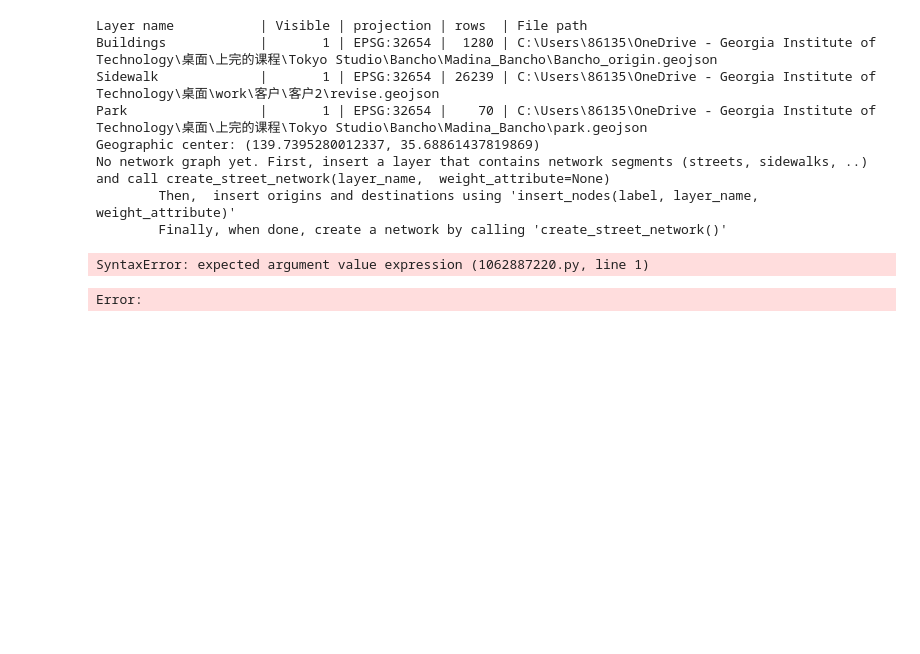
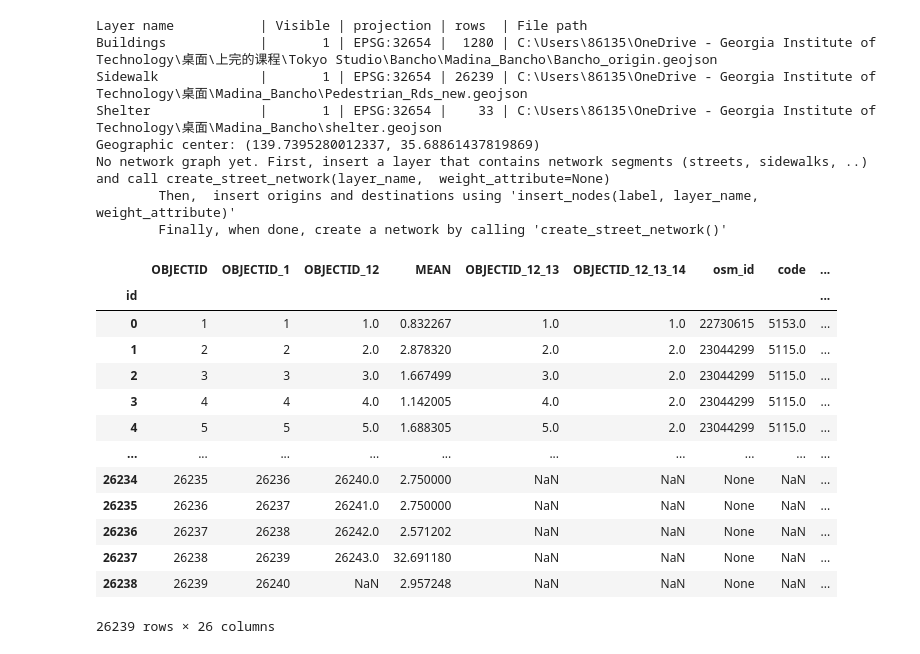
Before and after one commit to ytai37/Madina_Bancho, a Jupyter notebook: Accessible.ipynb, the cells around one changed output. Saved outputs shown, nothing was run; the diff lists cells and outputs as text; code cells hidden in the pictures; blank space fills up the shorter version.

```diff
--- a/Accessible.ipynb
+++ b/Accessible.ipynb
@@ -6,23 +7,39 @@ import multiprocessing
 Bancho = md.Zonal()
 # %%
 Bancho.load_layer("Buildings",r"C:\Users\86135\OneDrive - Georgia Institute of Technology\桌面\上完的课程\Tokyo Studio\Bancho\Madina_Bancho\Bancho_origin.geojson")
-Bancho.load_layer("Sidewalk",r"C:\Users\86135\OneDrive - Georgia Institute of Technology\桌面\上完的课程\Tokyo Studio\Bancho\Madina_Bancho\Pedestrian_Rds.geojson")
-Bancho.load_layer("Park",r"C:\Users\86135\OneDrive - Georgia Institute of Technology\桌面\上完的课程\Tokyo Studio\Bancho\Madina_Bancho\park.geojson")
+Bancho.load_layer("Sidewalk",r"C:\Users\86135\OneDrive - Georgia Institute of Technology\桌面\Madina_Bancho\Pedestrian_Rds_new.geojson")
+Bancho.load_layer("Shelter",r"C:\Users\86135\OneDrive - Georgia Institute of Technology\桌面\Madina_Bancho\shelter.geojson")
 # %%
 Bancho.describe()
 # %% [output]
 Layer name           | Visible | projection | rows  | File path
 Buildings            |       1 | EPSG:32654 |  1280 | C:\Users\86135\OneDrive - Georgia Institute of Technology\桌面\上完的课程\Tokyo Studio\Bancho\Madina_Bancho\Bancho_origin.geojson
-Sidewalk             |       1 | EPSG:32654 | 26239 | C:\Users\86135\OneDrive - Georgia Institute of Technology\桌面\work\客户\客户2\revise.geojson
-Park                 |       1 | EPSG:32654 |    70 | C:\Users\86135\OneDrive - Georgia Institute of Technology\桌面\上完的课程\Tokyo Studio\Bancho\Madina_Bancho\park.geojson
+Sidewalk             |       1 | EPSG:32654 | 26239 | C:\Users\86135\OneDrive - Georgia Institute of Technology\桌面\Madina_Bancho\Pedestrian_Rds_new.geojson
+Shelter              |       1 | EPSG:32654 |    33 | C:\Users\86135\OneDrive - Georgia Institute of Technology\桌面\Madina_Bancho\shelter.geojson
 Geographic center: (139.7395280012337, 35.68861437819869)
 No network graph yet. First, insert a layer that contains network segments (streets, sidewalks, ..) and call create_street_network(layer_name,  weight_attribute=None)
         Then,  insert origins and destinations using 'insert_nodes(label, layer_name, weight_attribute)'
         Finally, when done, create a network by calling 'create_street_network()'
+# %%
+Bancho["Sidewalk"].gdf["weighted"] = Bancho["Sidewalk"].gdf["Shape_Length"] * (1+1*Bancho["Sidewalk"].gdf["tanθ"])
+# %%
+Bancho["Sidewalk"].gdf
+# %% [output]
+|  | OBJECTID | OBJECTID_1 | OBJECTID_12 | MEAN | OBJECTID_12_13 | OBJECTID_12_13_14 | osm_id | code | ... |
+| id |  |  |  |  |  |  |  |  | ... |
+| 0 | 1 | 1 | 1.0 | 0.832267 | 1.0 | 1.0 | 22730615 | 5153.0 | ... |
+| 1 | 2 | 2 | 2.0 | 2.878320 | 2.0 | 2.0 | 23044299 | 5115.0 | ... |
+| 2 | 3 | 3 | 3.0 | 1.667499 | 3.0 | 2.0 | 23044299 | 5115.0 | ... |
+| 3 | 4 | 4 | 4.0 | 1.142005 | 4.0 | 2.0 | 23044299 | 5115.0 | ... |
+| 4 | 5 | 5 | 5.0 | 1.688305 | 5.0 | 2.0 | 23044299 | 5115.0 | ... |
+| ... | ... | ... | ... | ... | ... | ... | ... | ... | ... |
+| 26234 | 26235 | 26236 | 26240.0 | 2.750000 | NaN | NaN | None | NaN | ... |
+| 26235 | 26236 | 26237 | 26241.0 | 2.750000 | NaN | NaN | None | NaN | ... |
+| 26236 | 26237 | 26238 | 26242.0 | 2.571202 | NaN | NaN | None | NaN | ... |
+| 26237 | 26238 | 26239 | 26243.0 | 32.691180 | NaN | NaN | None | NaN | ... |
+| 26238 | 26239 | 26240 | NaN | 2.957248 | NaN | NaN | None | NaN | ... |
+26239 rows × 26 columns
 # %%
-Bancho.create_street_network("Sidewalk", node_snapping_tolerance=0.1, weight_attribute=)
-Bancho.insert_node(label='origin', layer_name="Buildings",weight_attribute="resident")
-Bancho.insert_node(label='destination', layer_name="Park")
+Bancho.create_street_network("Sidewalk", node_snapping_tolerance=0.1,weight_attribute="weighted")
+Bancho.insert_node(label='origin', layer_name="Buildings",weight_attribute="pop_adj")
+Bancho.insert_node(label='destination', layer_name="Shelter")
-# %% [output]
-SyntaxError: expected argument value expression (1062887220.py, line 1)
-Error:
```
Also changed, not shown: parts of 7 cells of this notebook, 3 other files.
